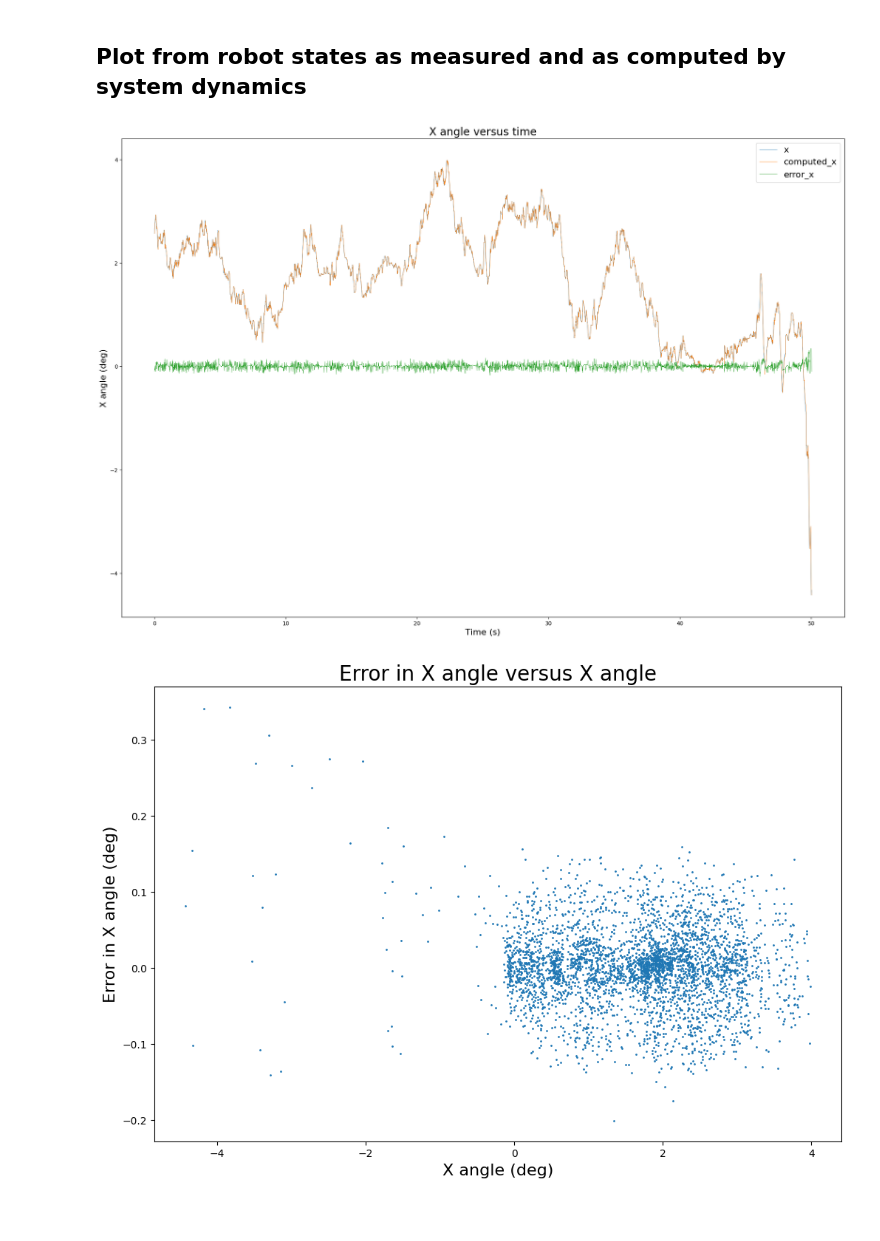
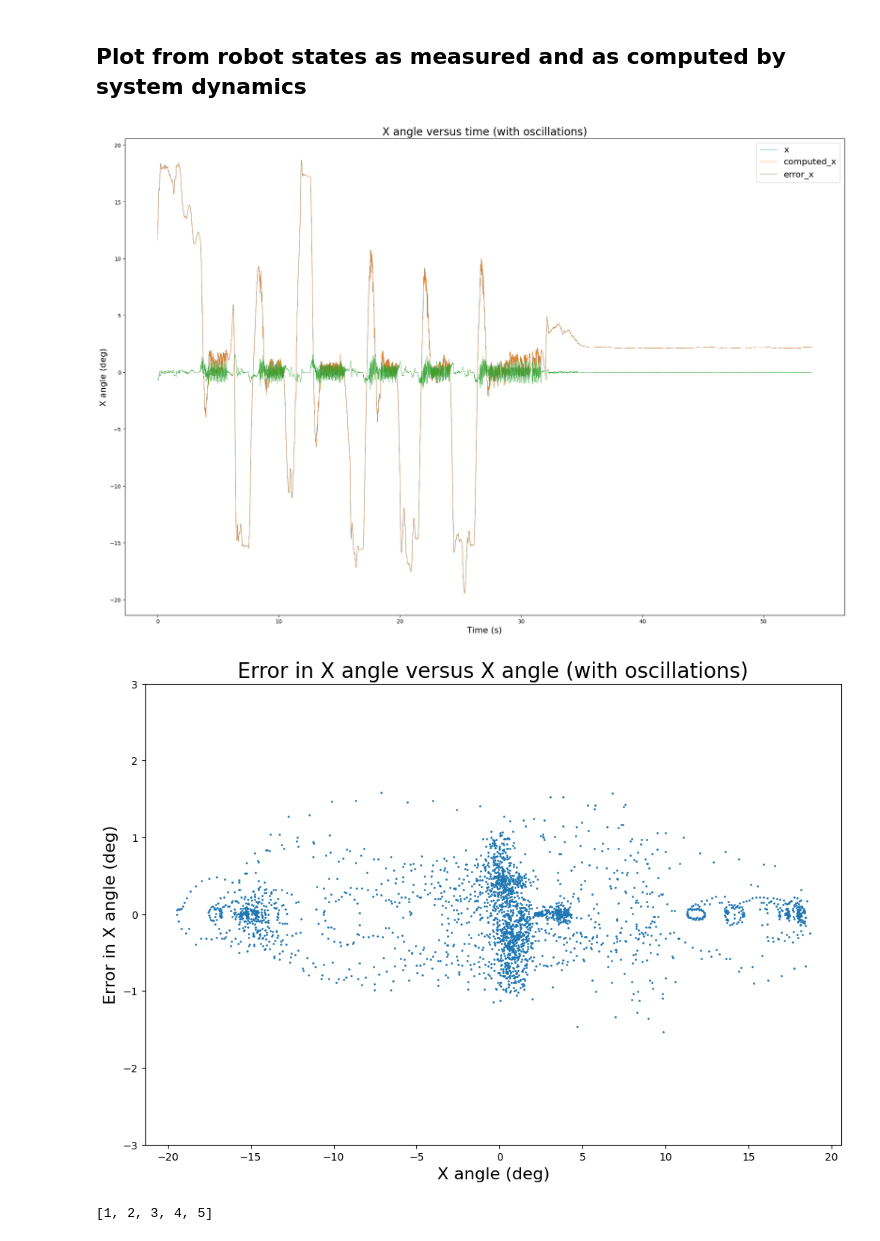
Before and after one commit to Team-2411-RL-Unicycle/rl-unicycle, a Jupyter notebook: scripts/influx-notebook.ipynb, the cells around one changed output. Cells and saved outputs as stored; diff of their text form; code cells hidden in the pictures; blank space fills up the shorter version.

```diff
--- a/scripts/influx-notebook.ipynb
+++ b/scripts/influx-notebook.ipynb
@@ -9,7 +9,7 @@ from rluni.controller.fullrobot import LQRController
 This specifically is a template to take in the robot state data, not gyro, accel, wheel position, etc.
 # %%
 # Load the CSV while skipping metadata rows
-df = pd.read_csv('influx.data.csv', comment='#')
+df = pd.read_csv('influx.data.bad-data.csv', comment='#')
 
 # Convert the '_time' column to relative seconds
 df["_time"] = pd.to_datetime(df["_time"])
@@ -93,4 +93,4 @@ df_aligned["y_dot"] = np.deg2rad(df_aligned["y_dot"])
 df_aligned["z_dot"] = np.deg2rad(df_aligned["z_dot"])
 
 # df_aligned has one row per "x" reading time, with the nearest data from all other attributes
-# print(df_aligned.head(6))
+print(df_aligned.head(6))
@@ -202,17 +218,25 @@ for i in range(len(df_aligned) - 1):
         df_aligned.at[i+1, k] = v
 # %% [output]
 [-1.09966289e+01 -1.72632375e+00 -4.47213596e-03] [-1.03583024e+01 -2.53904364e+00 -3.16229361e-04]
+# %%
+# df_aligned.describe()
+# df_aligned.head(6)
+
+# delete the first row since it has NaN values
+df_zero = df_aligned.drop(0)
+
+# df_aligned.head(6)
 # %% [markdown]
 ### Look at the error between model prediction and reality as measured
 # %%
-df_aligned["error_x"] = df_aligned["computed_x"] - df_aligned["x"]
-df_aligned["error_y"] = df_aligned["computed_y"] - df_aligned["y"]
-df_aligned["error_x_dot"] = df_aligned["computed_x_dot"] - df_aligned["x_dot"]
-df_aligned["error_y_dot"] = df_aligned["computed_y_dot"] - df_aligned["y_dot"]
-df_aligned["error_roll_velocity"] = df_aligned["computed_roll_velocity"] - df_aligned["roll_velocity"]
-df_aligned["error_pitch_velocity"] = df_aligned["computed_pitch_velocity"] - df_aligned["pitch_velocity"]
+df_zero["error_x"] = df_zero["computed_x"] - df_zero["x"]
+df_zero["error_y"] = df_zero["computed_y"] - df_zero["y"]
+df_zero["error_x_dot"] = df_zero["computed_x_dot"] - df_zero["x_dot"]
+df_zero["error_y_dot"] = df_zero["computed_y_dot"] - df_zero["y_dot"]
+df_zero["error_roll_velocity"] = df_zero["computed_roll_velocity"] - df_zero["roll_velocity"]
+df_zero["error_pitch_velocity"] = df_zero["computed_pitch_velocity"] - df_zero["pitch_velocity"]
 
 # Inspect
-print(df_aligned[["x", "computed_x", "error_x"]].head(6))
+print(df_zero[["x", "computed_x", "error_x"]].head(6))
 # %% [output]
           x  computed_x   error_x
@@ -227,23 +251,29 @@ print(df_aligned[["x", "computed_x", "error_x"]].head(6))
 # %%
 # plot x, computed_x, error_x
 plt.figure(figsize=(24, 16))
-plt.plot(df_aligned["_time"], np.rad2deg(df_aligned["x"]), label="x", linewidth=0.5)
-plt.plot(df_aligned["_time"], np.rad2deg(df_aligned["computed_x"]), label="computed_x", linewidth=0.5)
-plt.plot(df_aligned["_time"], np.rad2deg(df_aligned["error_x"]), label="error_x", linewidth=0.5)
+plt.plot(df_zero["_time"], np.rad2deg(df_zero["x"]), label="x", linewidth=0.5)
+plt.plot(df_zero["_time"], np.rad2deg(df_zero["computed_x"]), label="computed_x", linewidth=0.5)
+plt.plot(df_zero["_time"], np.rad2deg(df_zero["error_x"]), label="error_x", linewidth=0.5)
 plt.xlabel("Time (s)", fontsize=16)
 plt.ylabel("X angle (deg)", fontsize=16)
-plt.title("X angle versus time", fontsize=20)
+plt.title("X angle versus time (with oscillations)", fontsize=20)
 plt.legend(fontsize=16)
 plt.show()
 # %% [output]
-[figure, old version]
+[figure, new version]
 # %%
 # plot scatter plot of error_x vs x
 plt.figure(figsize=(12, 8))
-plt.scatter(np.rad2deg(df_aligned["x"]), np.rad2deg(df_aligned["error_x"]), s=1)
+plt.scatter(np.rad2deg(df_zero["x"]), np.rad2deg(df_zero["error_x"]), s=1)
 plt.xlabel("X angle (deg)", fontsize=16)
 plt.ylabel("Error in X angle (deg)", fontsize=16)
-plt.title("Error in X angle versus X angle", fontsize=20)
+plt.title("Error in X angle versus X angle (with oscillations)", fontsize=20)
+plt.ylim(-3, 3)
 plt.show()
 # %% [output]
-[figure, old version]
+[figure, new version]
+# %%
+a = [1, 2, 3, 4, 5, 6]
+a[:-1]
+# %% [output]
+[1, 2, 3, 4, 5]
```
Also changed, not shown: parts of 3 cells of this notebook.
